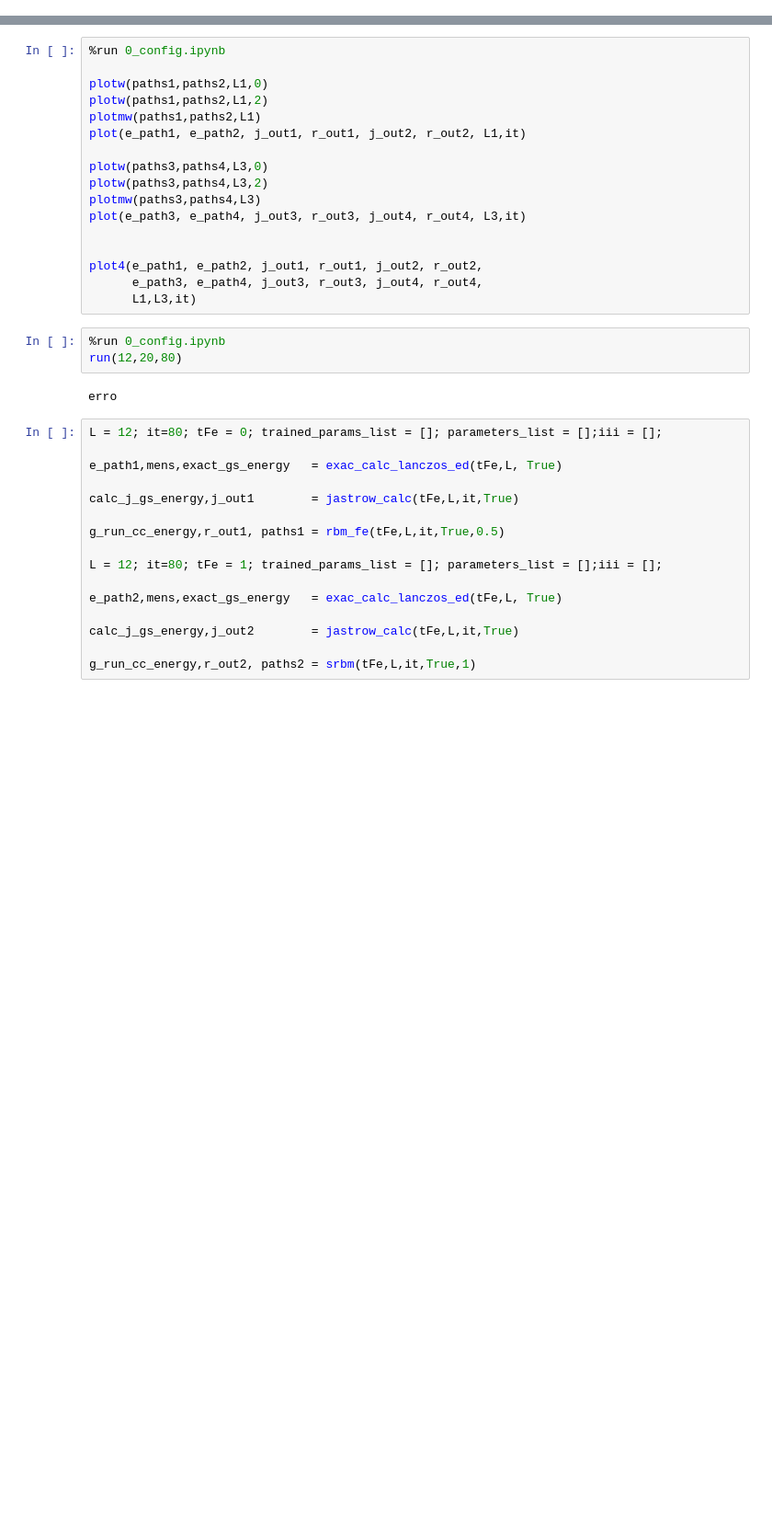
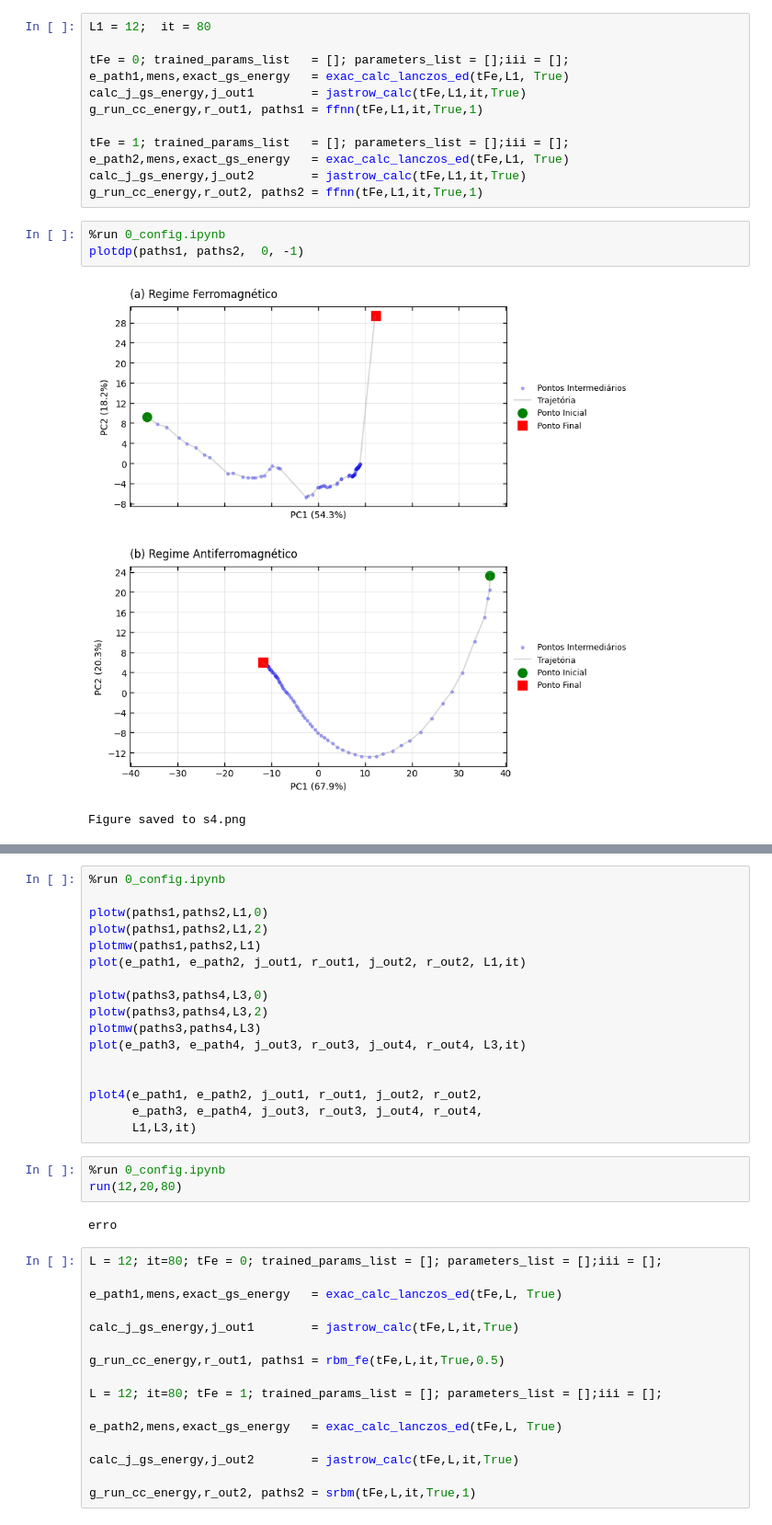
Before and after one commit to mardoniofranca/tupannqs, a Jupyter notebook: source/3_run/1_heisenberg_model/L12_C-2.ipynb, the cells around one changed output, grey strips where cells are left out. Shown at 92% size. Drawn from its saved outputs; the diff is of its cells as text; blank space fills up the shorter version.

```diff
--- a/source/3_run/1_heisenberg_model/L12_C-2.ipynb
+++ b/source/3_run/1_heisenberg_model/L12_C-2.ipynb
@@ -0,0 +48,18 @@
+# %%
+L1 = 12;  it = 80
+
+tFe = 0; trained_params_list   = []; parameters_list = [];iii = [];
+e_path1,mens,exact_gs_energy   = exac_calc_lanczos_ed(tFe,L1, True)
+calc_j_gs_energy,j_out1        = jastrow_calc(tFe,L1,it,True)
+g_run_cc_energy,r_out1, paths1 = ffnn(tFe,L1,it,True,1)
+
+tFe = 1; trained_params_list   = []; parameters_list = [];iii = [];
+e_path2,mens,exact_gs_energy   = exac_calc_lanczos_ed(tFe,L1, True)
+calc_j_gs_energy,j_out2        = jastrow_calc(tFe,L1,it,True)
+g_run_cc_energy,r_out2, paths2 = ffnn(tFe,L1,it,True,1)
+# %%
+%run 0_config.ipynb
+plotdp(paths1, paths2,  0, -1)
+# %% [output]
+[figure, added]
+Figure saved to s4.png
```
Also changed, not shown: parts of 21 cells of this notebook, 2 other files.
